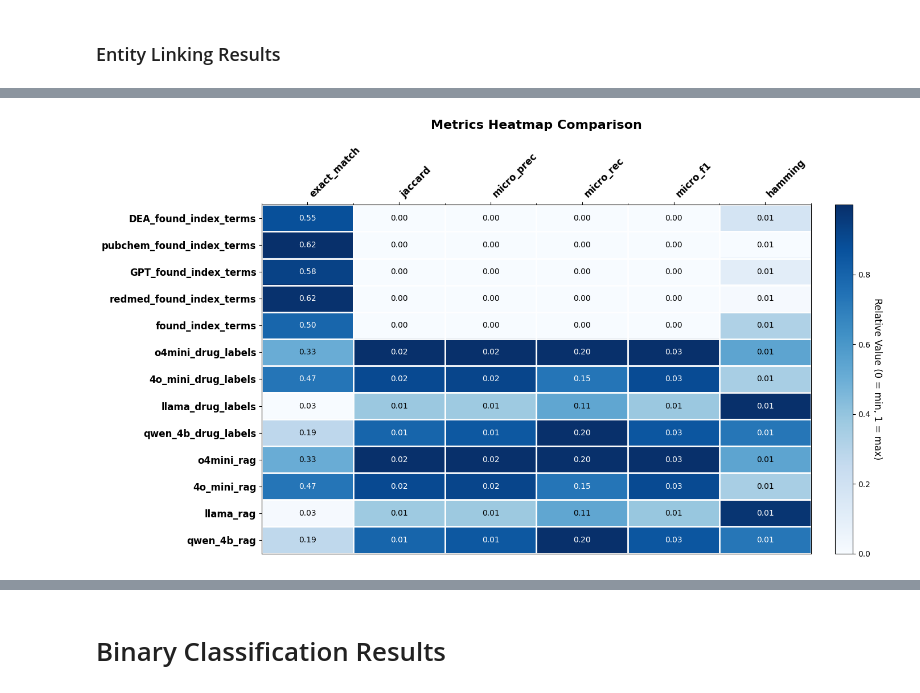
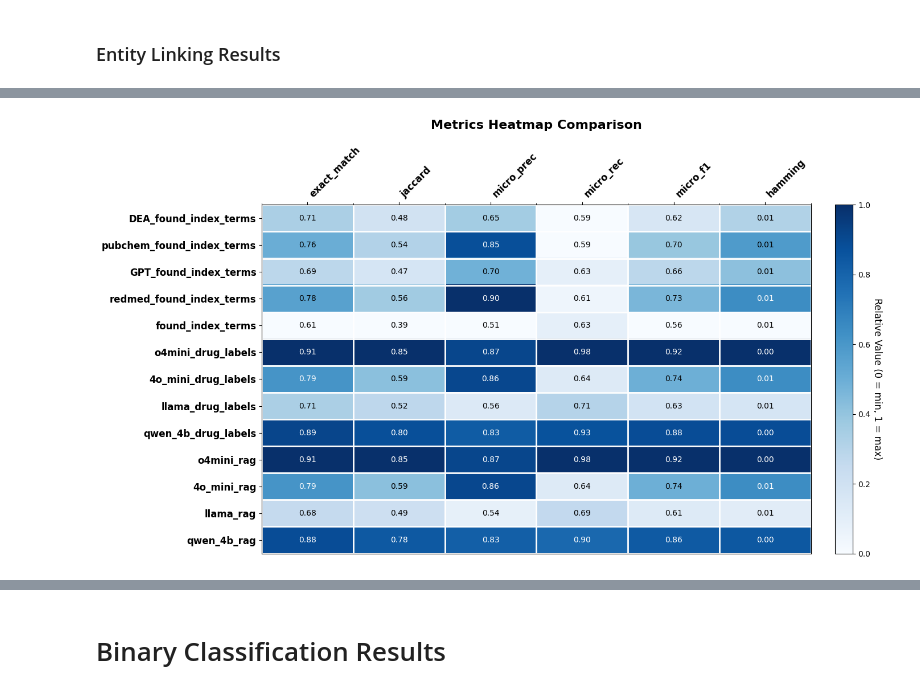
Before and after one commit to JamesChapmanNV/Social_Media_Pharmacovigilance, a Jupyter notebook: 3 - RESULTS.ipynb, the cells around one changed output, grey strips where cells are left out. Saved outputs shown, nothing was run; the diff lists cells and outputs as text; code cells hidden in the pictures.

```diff
--- a/3 - RESULTS.ipynb
+++ b/3 - RESULTS.ipynb
@@ -442,5 +391,7 @@ memory usage: 375.1+ KB
 # %% [markdown]
 # METRICS
+# %%
+tweets = tweets[tweets['is_about_illicit_drugs'].notnull()].copy()
 # %% [markdown]
 ### Entity Linking Results
 # %%
@@ -618,0 +540,38 @@ Column: qwen_4b_rag - Bad names: ['', 'norco', 'psychedelic', 'thc', 'opioids',
+# %%
+all_label_lists = tweets[LIST_OF_DRUGS].tolist()
+for col in LIST_COLS:
+    all_label_lists.extend(tweets[col].tolist())
+
+mlb = MultiLabelBinarizer()
+mlb.fit(all_label_lists) # substances_of_interest ?
+
+def clean(lst):
+    return [s.lower() for s in lst if str(s).strip() != ""]
+Y_true = mlb.transform(tweets[LIST_OF_DRUGS].apply(clean))
+
+results = {}
+for col in LIST_COLS:
+    Y_pred = mlb.transform(tweets[col].apply(clean))
+
+    exact = accuracy_score(Y_true, Y_pred)
+    # jacc  = jaccard_score(Y_true, Y_pred, average="samples")
+    mask = ~((Y_true.sum(axis=1) == 0) & (Y_pred.sum(axis=1) == 0))
+    jacc  = jaccard_score(Y_true[mask], Y_pred[mask], average="samples")
+
+
+    prec  = precision_score(Y_true, Y_pred, average="micro", zero_division=0)
+    rec   = recall_score(Y_true, Y_pred, average="micro", zero_division=0)
+    f1    = f1_score(Y_true, Y_pred, average="micro", zero_division=0)
+    ham   = hamming_loss(Y_true, Y_pred)
+
+    results[col] = {
+        "exact_match": round(exact, 4),
+        "jaccard":     round(jacc, 4),
+        "micro_prec":  round(prec, 4),
+        "micro_rec":   round(rec, 4),
+        "micro_f1":    round(f1, 4),
+        "hamming":     round(ham, 4),
+    }
+
+metrics_df = pd.DataFrame(results).T
+display(metrics_df)
@@ -622,6 +648,10 @@ data = metrics_df.values.astype(float)
 col_min = data.min(axis=0)
 col_max = data.max(axis=0)
 norm_data = (data - col_min) / (col_max - col_min + 1e-8)
+
+hamming_idx = list(metrics_df.columns).index('hamming')
+norm_data[:, hamming_idx] = 1.0 - norm_data[:, hamming_idx]
+
 
 # Create the figure
 fig, ax = plt.subplots(figsize=(14, 8))
@@ -635,31 +665,31 @@ cbar = fig.colorbar(im, ax=ax, orientation='vertical', fraction=0.046, pad=0.04)
 cbar.set_label('Relative Value (0 = min, 1 = max)', rotation=270, labelpad=15, fontsize=12)
 
 # Axis ticks and labels
 ax.set_xticks(np.arange(data.shape[1]))
 ax.set_xticklabels(metrics_df.columns, fontsize=12, fontweight='bold', rotation=45, ha='left')
 ax.set_yticks(np.arange(data.shape[0]))
 ax.set_yticklabels(metrics_df.index, fontsize=12, fontweight='bold')
 
 # Move x-axis to the top
 ax.xaxis.set_ticks_position('top')
 ax.xaxis.set_label_position('top')
 
 # Annotate each cell with the original metric value, formatted to two decimals
 for i in range(data.shape[0]):
     for j in range(data.shape[1]):
         text_color = 'white' if norm_data[i, j] > 0.6 else 'black'
         ax.text(j, i, f"{data[i, j]:.2f}", ha='center', va='center', color=text_color, fontsize=10)
 
 # Add white grid lines between cells for clarity
 ax.set_xticks(np.arange(-.5, data.shape[1], 1), minor=True)
 ax.set_yticks(np.arange(-.5, data.shape[0], 1), minor=True)
 ax.grid(which='minor', color='white', linestyle='-', linewidth=2)
 ax.tick_params(which='minor', bottom=False, left=False)
 
 # Title
 plt.title('Metrics Heatmap Comparison', fontsize=16, fontweight='bold', pad=20)
 
 plt.tight_layout()
 plt.show()
 # %% [output]
-[figure, old version]
+[figure, new version]
```
Also changed, not shown: parts of 28 cells of this notebook, 1 other file.
